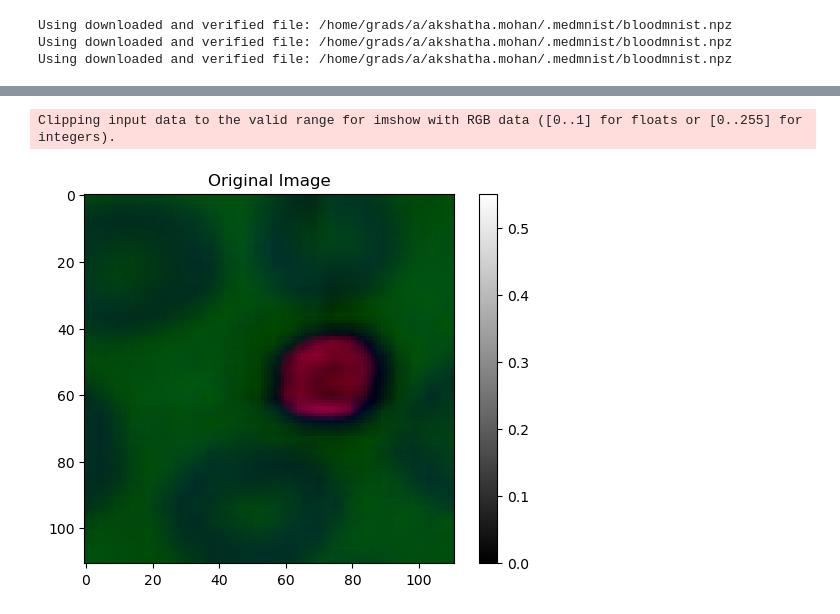
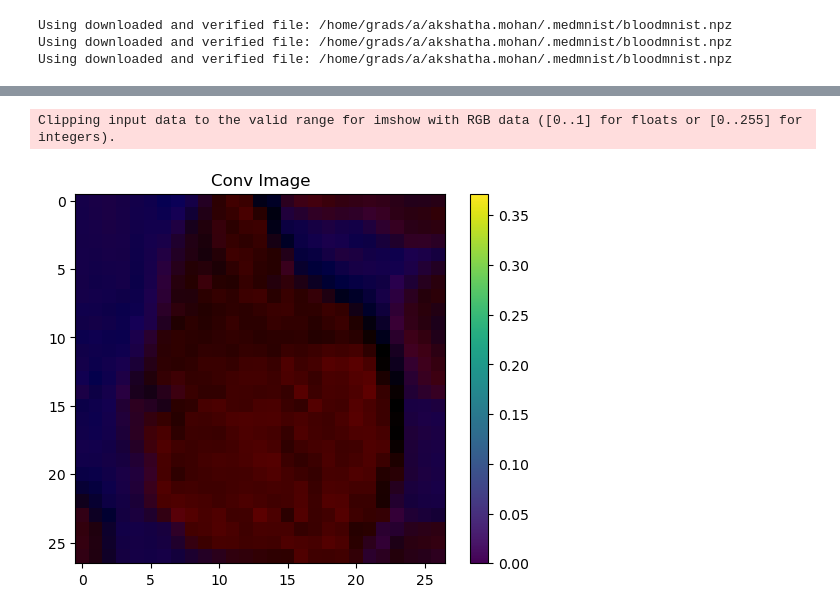
Before and after one commit to Advanced-Vision-and-Learning-Lab/2024_V4A_Lacunarity_Pooling_Layer, a Jupyter notebook: Utils/playground.ipynb, the cells around one changed output, grey strips where cells are left out. Saved outputs shown, nothing was run; the diff lists cells and outputs as text; code cells hidden in the pictures.

```diff
--- a/Utils/playground.ipynb
+++ b/Utils/playground.ipynb
@@ -440,12 +457,12 @@ torch.Size([3, 224, 224])
 # %%
-X = images[120]
-conv = nn.Conv2d(3, out_channels=3, kernel_size=3, stride=2)
+
+conv = nn.Conv2d(3, out_channels=3, kernel_size=2, stride=1)
 conv_output = conv(X)
 # Plot the image
-plt.imshow(conv_output.permute(2,1,0).detach().numpy(), cmap = 'gray')
+plt.imshow(conv_output.permute(2,1,0).detach().numpy())
 plt.colorbar()
-plt.title('Original Image')
+plt.title('Conv Image')
 plt.show()
 # %% [output]
 Clipping input data to the valid range for imshow with RGB data ([0..1] for floats or [0..255] for integers).
-[figure, old version]
+[figure, new version]
```
Also changed, not shown: parts of 29 cells of this notebook, 17 other files.
